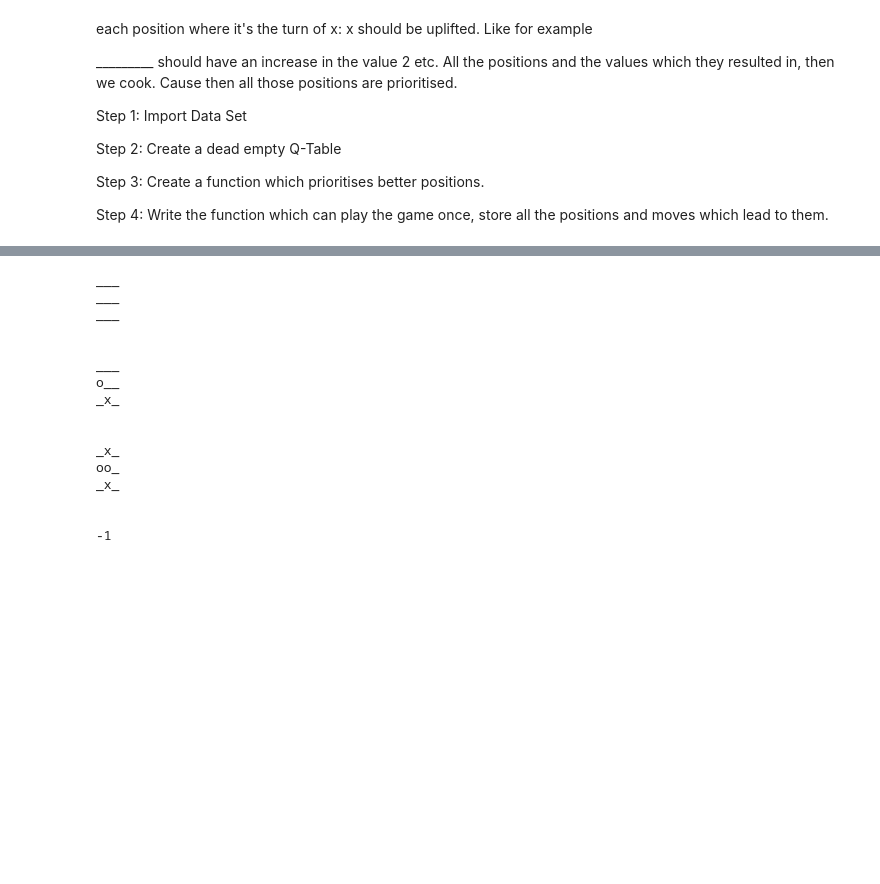
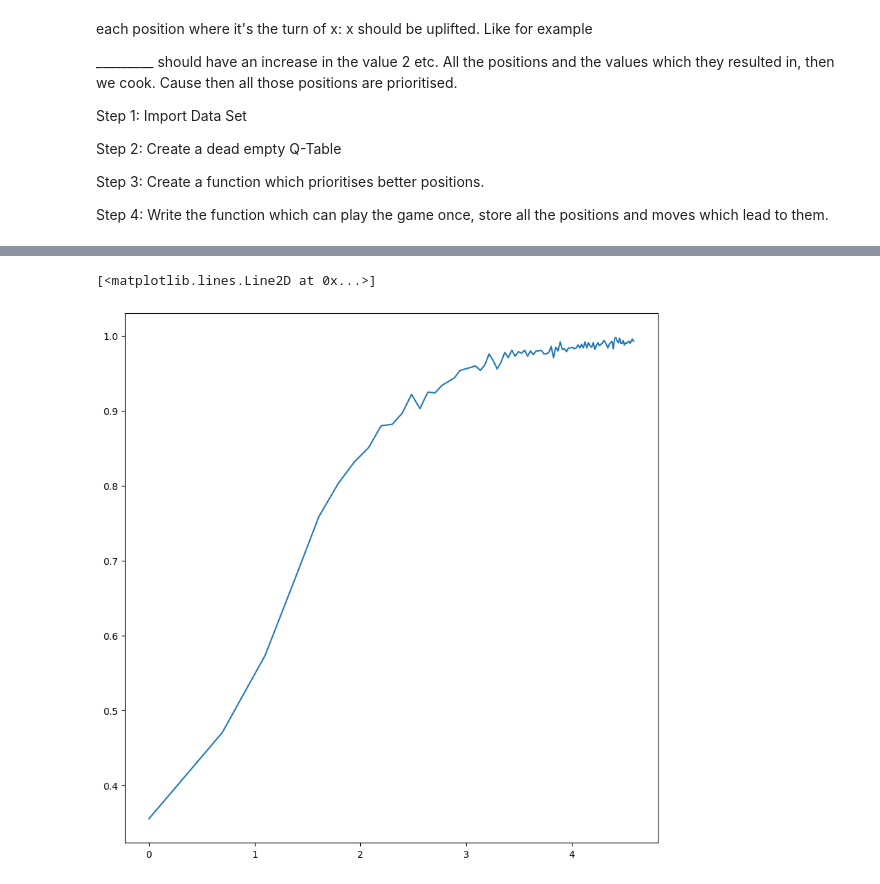
Before and after one commit to peterladur/Reinforcement-Learning-Research-Project, a Jupyter notebook: Part 1: Tic Tac Toe/q_learning.ipynb, the cells around one changed output, grey strips where cells are left out. Cells and saved outputs as stored; diff of their text form; code cells hidden in the pictures; blank space fills up the shorter version.

```diff
--- a/Part 1: Tic Tac Toe/q_learning.ipynb
+++ b/Part 1: Tic Tac Toe/q_learning.ipynb
@@ -517,23 +547,10 @@ plot_triplet_ratios(counter_final_values, component_labels=("Loss", "Draw", "Win
-# %%
-queue = play_the_game_learning(Q_Table, 2, 'x')
-for state, action in queue [0]:
-    display_state(state)
-    print('\n')
-print(queue[1])
-# %% [output]
-___
-___
-___
-
-
-___
-o__
-_x_
-
-
-_x_
-oo_
-_x_
-
-
--1
+# %%
+fig, axes = plt.subplots(figsize=(10, 10))
+
+x = np.arange(0, result_distribution.shape[0])
+y = result_distribution[:, 1]/1000
+
+plt.plot(np.log(x), y)
+# %% [output]
+[<matplotlib.lines.Line2D at 0x...>]
+[figure, added]
```
Also changed, not shown: parts of 8 cells of this notebook.
